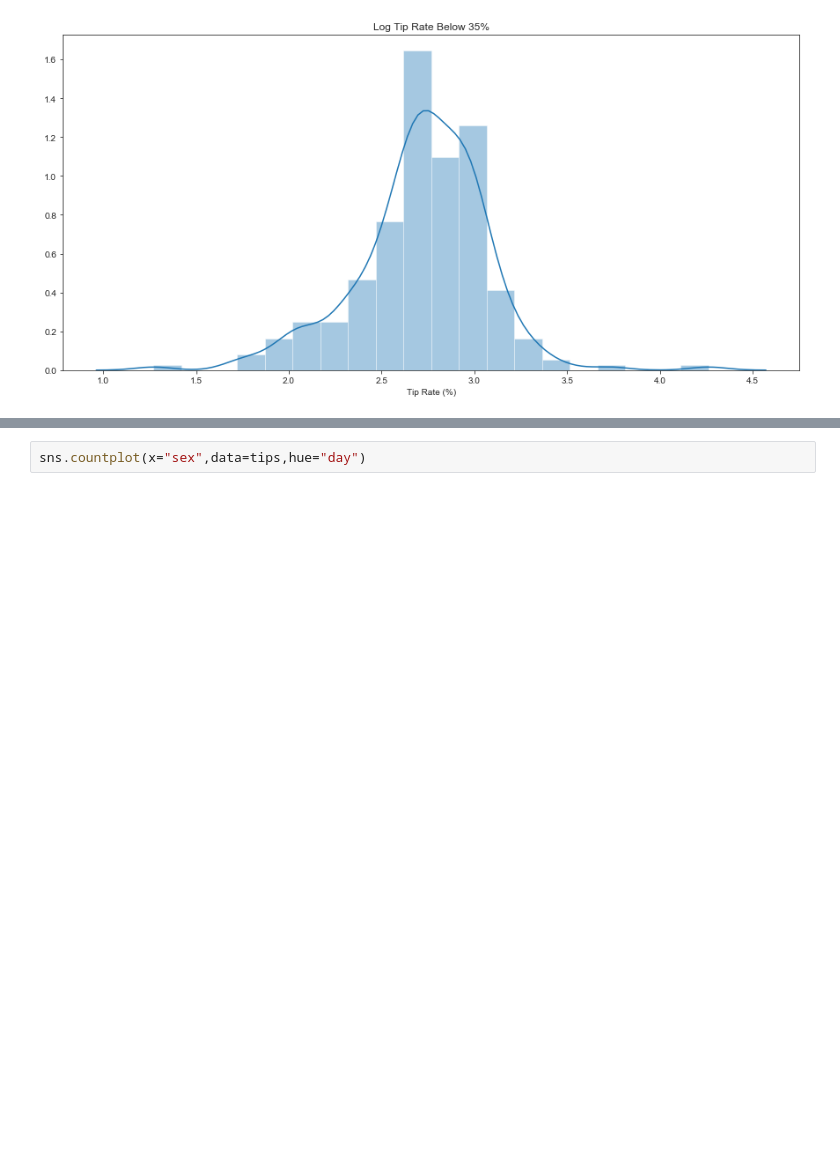
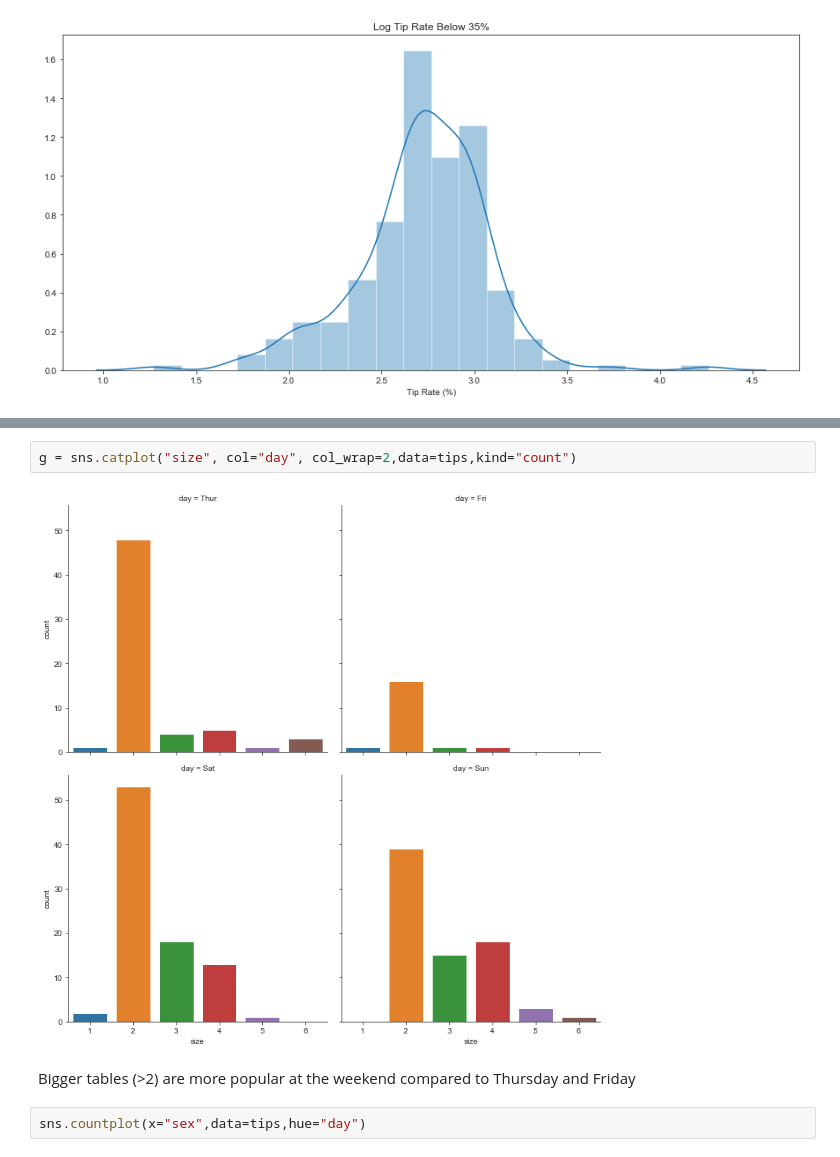
Before and after one commit to zoecahill1/fundamentals-project, a Jupyter notebook: tips-dataset.ipynb, the cells around one changed output, grey strips where cells are left out. Saved outputs shown, nothing was run; the diff lists cells and outputs as text; blank space fills up the shorter version.

```diff
--- a/tips-dataset.ipynb
+++ b/tips-dataset.ipynb
@@ -477,3 +485,9 @@ as above stats show mostly parties of 2 with males paying for more of these bill
+# %%
+g = sns.catplot("size", col="day", col_wrap=2,data=tips,kind="count")
+# %% [output]
+[figure, added]
+# %% [markdown]
+Bigger tables (>2) are more popular at the weekend compared to Thursday and Friday
 # %%
 sns.countplot(x="sex",data=tips,hue="day")
 # %% [output]
```
Also changed, not shown: parts of 14 cells of this notebook.
